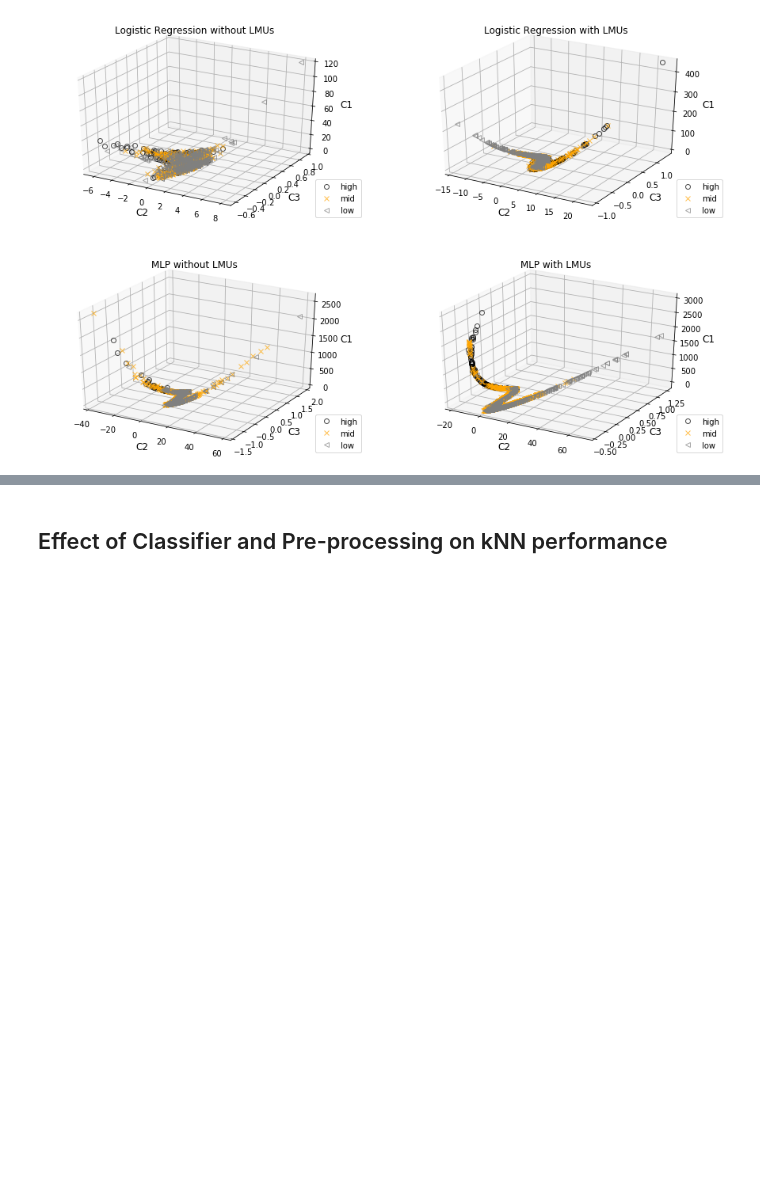
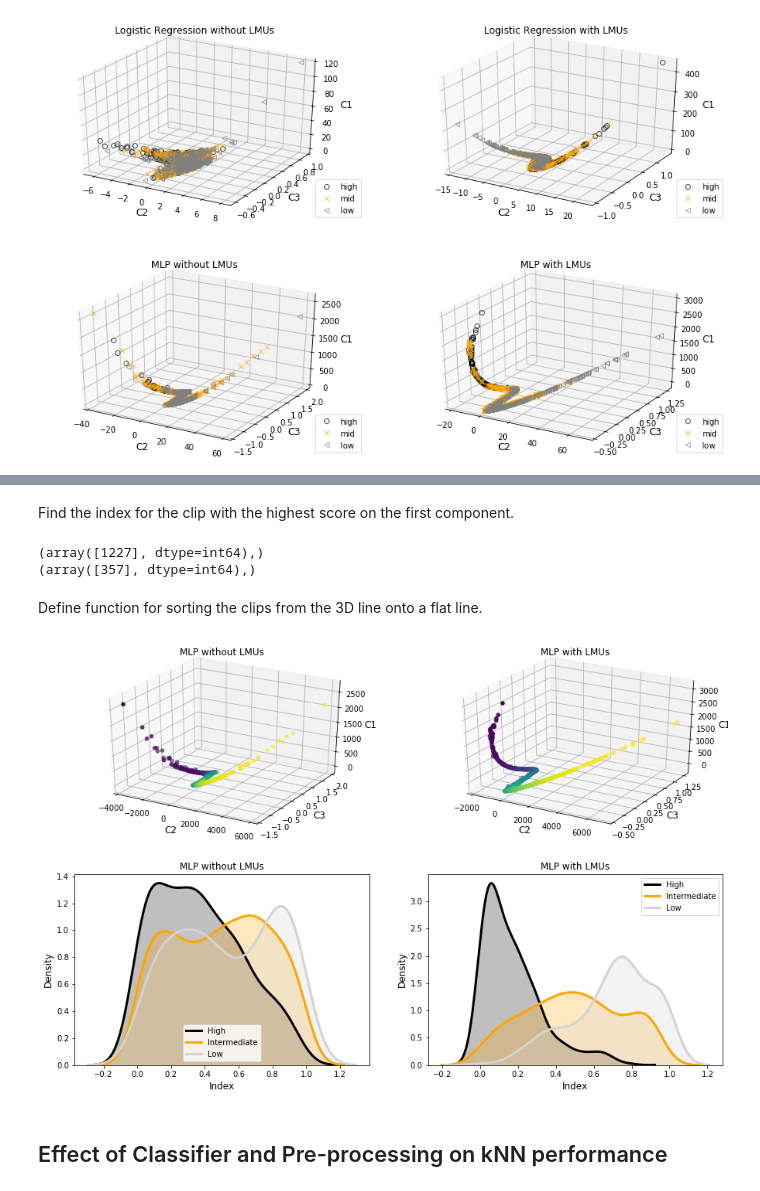
Before and after one commit to maddybartlett/LMU_MLP_TaskEng, a Jupyter notebook: Results_MLP_LR.ipynb, the cells around one changed output, grey strips where cells are left out. Saved outputs shown, nothing was run; the diff lists cells and outputs as text; code cells hidden in the pictures; blank space fills up the shorter version.

Commit message:
Flattening the 3D PCA line - plots.

```diff
--- a/Results_MLP_LR.ipynb
+++ b/Results_MLP_LR.ipynb
@@ -1839,0 +1871,10 @@ fig.savefig('engagement_pca.png')
+# %% [markdown]
+Find the index for the clip with the highest score on the first component.
+# %%
+print(np.where(mlprawpca_all[:,0] == np.amax(mlprawpca_all[:,0])))
+print(np.where(mlplmupca_all[:,0] == np.amax(mlplmupca_all[:,0])))
+# %% [output]
+(array([1227], dtype=int64),)
+(array([357], dtype=int64),)
+# %% [markdown]
+Define function for sorting the clips from the 3D line onto a flat line.
@@ -1840,3 +1900,58 @@ fig.savefig('engagement_pca.png')
+# %%
+x = sort_list(mlprawpca_all, 1227)
+y = sort_list(mlplmupca_all, 357)
+
+trajectory_indexes = np.cumsum(x[:,4])
+trajectory_indexes = trajectory_indexes/np.amax(trajectory_indexes)
+classes = x[:,3]
+
+low_engagement_raw = trajectory_indexes[np.where(classes == 2)]
+mid_engagement_raw = trajectory_indexes[np.where(classes == 1)]
+high_engagement_raw = trajectory_indexes[np.where(classes == 0)]
+
+trajectory_indexes = np.cumsum(y[:,4])
+trajectory_indexes = trajectory_indexes/np.amax(trajectory_indexes)
+classes = y[:,3]
+
+low_engagement_lmu = trajectory_indexes[np.where(classes == 2)]
+mid_engagement_lmu = trajectory_indexes[np.where(classes == 1)]
+high_engagement_lmu = trajectory_indexes[np.where(classes == 0)]
+# %%
+fig = plt.figure(figsize=(15, 10))
+gs = gridspec.GridSpec(2,2)
+
+ax1=fig.add_subplot(gs[0,0], projection='3d')#, facecolor='grey')
+ax1.scatter(x[:,1], x[:,2], x[:,0], c=range(np.size(x,0)), cmap='viridis')
+ax1.set_title('MLP without LMUs', fontsize=12)
+ax1.set_xlabel('C2', fontsize=12)
+ax1.set_ylabel('C3', fontsize=12)
+ax1.set_zlabel('C1', fontsize=12)
+
+ax2=fig.add_subplot(gs[0,1], projection='3d')#, facecolor='grey')
+ax2.scatter(y[:,1], y[:,2], y[:,0], c=range(np.size(y,0)), cmap="viridis")
+ax2.set_title('MLP with LMUs', fontsize=12)
+ax2.set_xlabel('C2', fontsize=12)
+ax2.set_ylabel('C3', fontsize=12)
+ax2.set_zlabel('C1', fontsize=12)
+
+ax3=fig.add_subplot(gs[1,0])
+sns.distplot(high_engagement_raw, hist = False, kde = True, kde_kws = {'shade': True, 'linewidth': 3}, label='High', ax=ax3, color='black')
+sns.distplot(mid_engagement_raw, hist = False, kde = True, kde_kws = {'shade': True, 'linewidth': 3}, label='Intermediate', ax=ax3, color='orange')
+sns.distplot(low_engagement_raw, hist = False, kde = True, kde_kws = {'shade': True, 'linewidth': 3}, label='Low', ax=ax3, color='lightgrey')
+ax3.set_title('MLP without LMUs', fontsize=12)
+ax3.set_xlabel('Index', fontsize=12)
+ax3.set_ylabel('Density', fontsize=12)
+
+ax4=fig.add_subplot(gs[1,1])
+sns.distplot(high_engagement_lmu, hist = False, kde = True, kde_kws = {'shade': True, 'linewidth': 3}, label='High', ax=ax4, color='black')
+sns.distplot(mid_engagement_lmu, hist = False, kde = True, kde_kws = {'shade': True, 'linewidth': 3}, label='Intermediate', ax=ax4, color='orange')
+sns.distplot(low_engagement_lmu, hist = False, kde = True, kde_kws = {'shade': True, 'linewidth': 3}, label='Low', ax=ax4, color='lightgrey')
+ax4.set_title('MLP with LMUs', fontsize=12)
+ax4.set_xlabel('Index', fontsize=12)
+ax4.set_ylabel('Density', fontsize=12)
+fig.savefig('flatten_pca.png')
+# %% [output]
+[figure, added]
 # %% [markdown]
 ## Effect of Classifier and Pre-processing on kNN performance
 # %%
```
Also changed, not shown: parts of 22 cells of this notebook.
